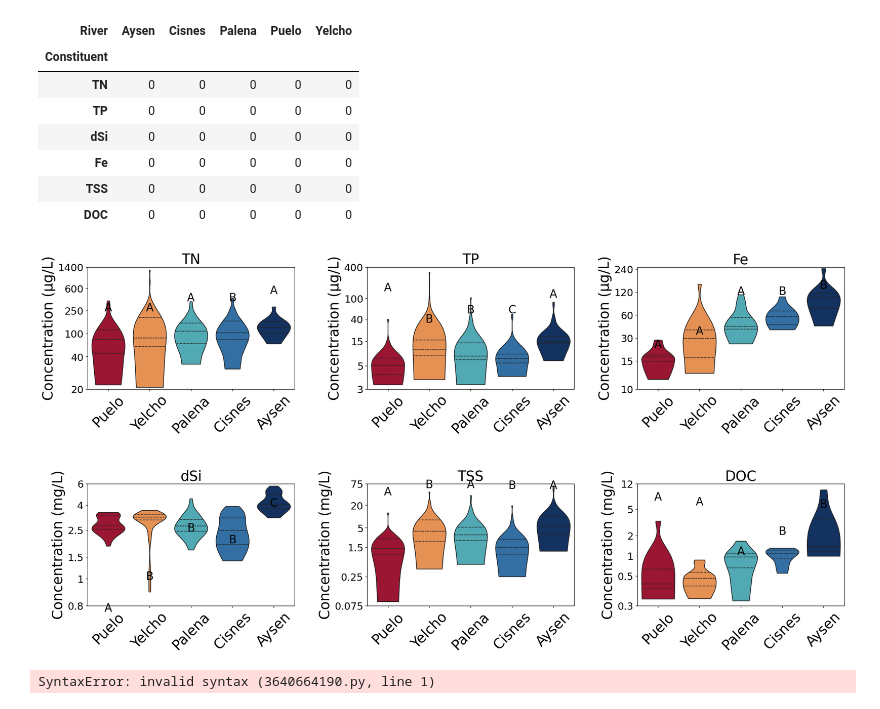
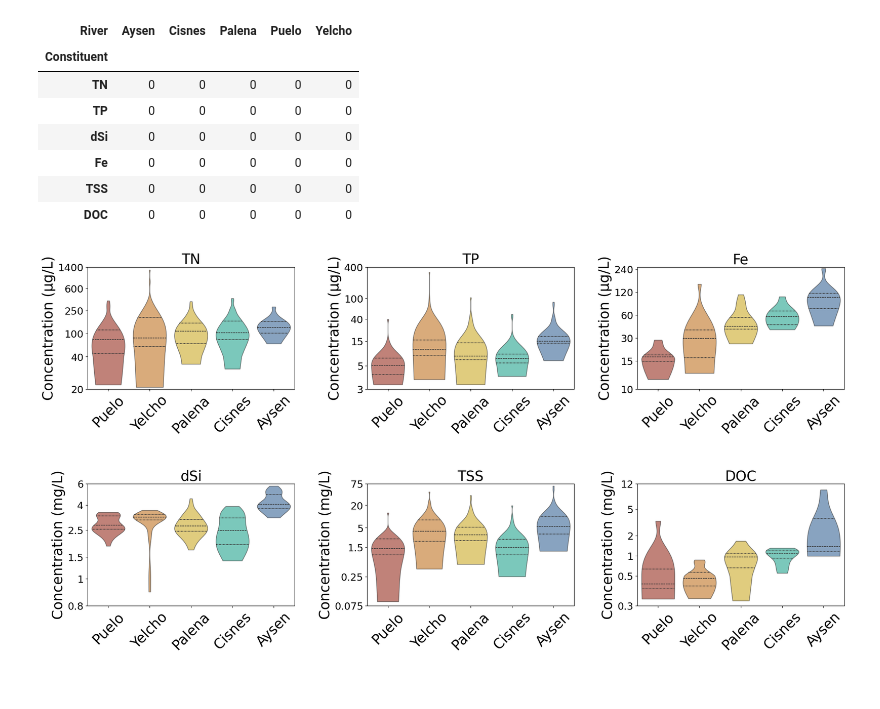
Before and after one commit to sagefox3598/NWP_Land_Sea_Fluxes, a Jupyter notebook: scripts/boxplots_condensed.ipynb, the cells around one changed output. Saved outputs shown, nothing was run; the diff lists cells and outputs as text; code cells hidden in the pictures.

```diff
--- a/scripts/boxplots_condensed.ipynb
+++ b/scripts/boxplots_condensed.ipynb
@@ -207,7 +187,7 @@ convert_to_mg = ["DOC", "dSi", "TSS"]  # Select constituents not already in mg/L
 
 label_only_mg = ["DOC", "dSi", "TSS"] # These are already reported in mg/L in raw dataset, but defauly units on lable need to be changed
 # %%
-savefig = False
+savefig = True
 # %%
 ##### LOG‐SCALE (SYMLOG) VERSION WITH MANUAL PER‐PLOT Y‐TICKS, NO LETTER ANNOTATIONS,
 ##### AND Y-AXIS MIN BOUND SET TO LOWEST TICK
@@ -305,43 +285,40 @@ for (chem, df), ax, ticks, cld_y in zip(summary_long_filtered.items(), axes, tic
         ax=ax,
         inner="quartile",
         cut=0,
-        legend=False
+        legend=False,
+        alpha=0.6
     )
 
     # symlog scale so we can include zero
     lin_thresh = ticks[1] if len(ticks) > 1 else 1.0
     ax.set_yscale('symlog', linthresh=lin_thresh)
 
     # manual ticks and labels
     ax.set_yticks(ticks)
     ax.set_yticklabels([str(v) for v in ticks])
     ax.yaxis.set_minor_locator(NullLocator())
 
     # set y‐axis bottom to lowest tick
     ax.set_ylim(bottom=ticks[0])
 
     # compute CLDs (annotations commented out)
     dunn = sp.posthoc_dunn(df, val_col="Concentration", group_col="River", p_adjust="bonferroni")
     cld = cld_from_pvals(dunn, alpha=0.05)
     # annotate the plots
     cld_y = np.array(cld_y)*(ax.get_ylim()[1] - ax.get_ylim()[0])
-    for letter, x, y in zip(cld.values(), [0.0, 1.0, 2.0, 3.0, 4.0], cld_y):
-        ax.text(x, y, letter, ha='center', va='center', color='black', fontsize=20)
+    # for letter, x, y in zip(cld.values(), [0.0, 1.0, 2.0, 3.0, 4.0], cld_y):
+    #     ax.text(x, y, letter, ha='center', va='center', color='black', fontsize=20)
 
 
     ax.set_title(chem, fontsize=25)
     ax.set_ylabel(ylabel, fontsize=25)
     ax.set_xlabel("")
     ax.tick_params(axis='x', labelsize=25, rotation=45)
     ax.tick_params(axis='y', labelsize=18)
 
 plt.suptitle("", fontsize=22, y=1.02)
 if savefig:
   plt.savefig(figpath / "chem_violin_plots_log_manual_ticks_ylim.png", dpi=800, bbox_inches="tight")
 plt.show()
 # %% [output]
-[figure, old version]
+[figure, new version]
-# %%
-|list(zip(cld.values(), [1.0, 2.0, 3.0, 4.0, 5.0], cld_y_positions))
-# %% [output]
-SyntaxError: invalid syntax (3640664190.py, line 1)
```
Also changed, not shown: parts of 3 cells of this notebook, 2 other files.
